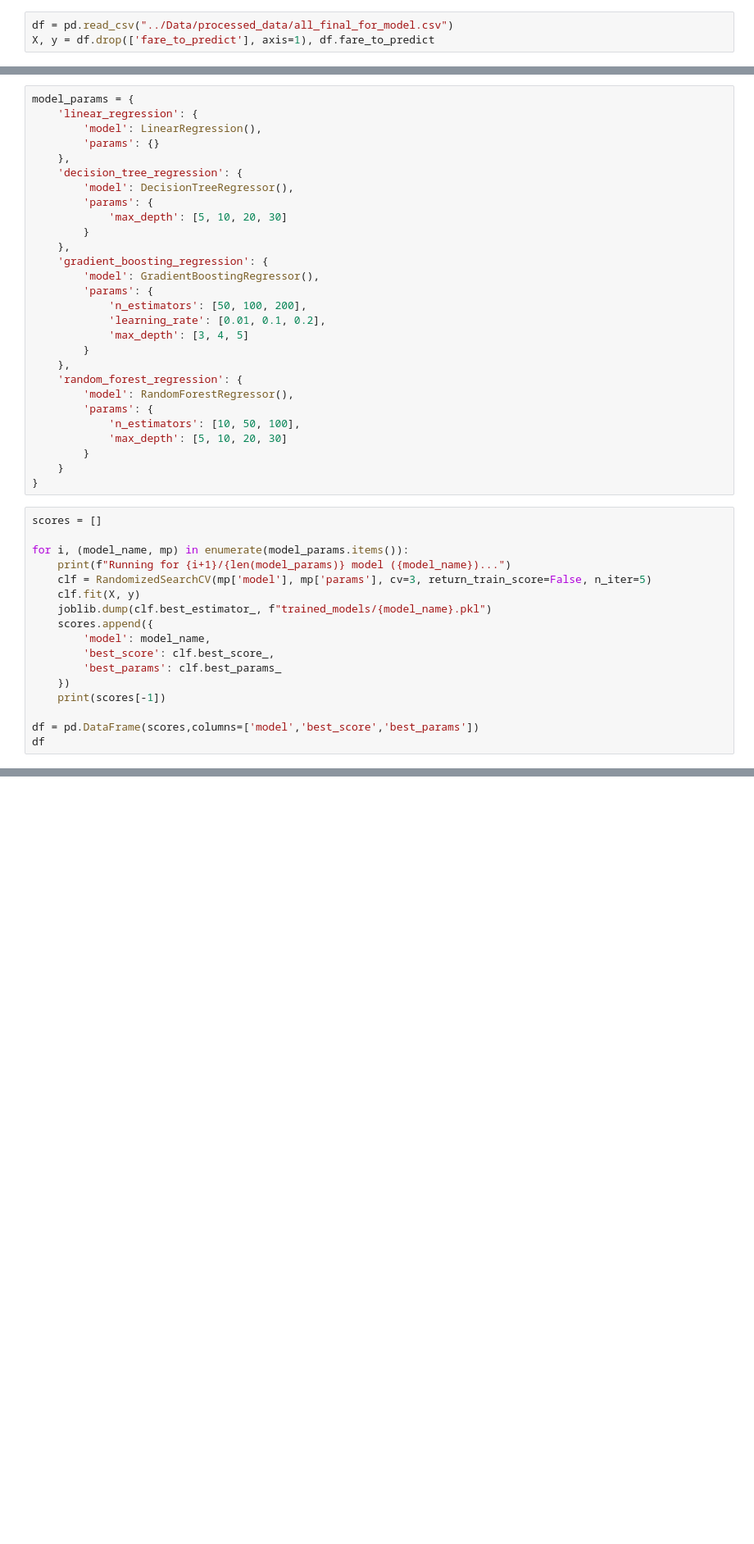
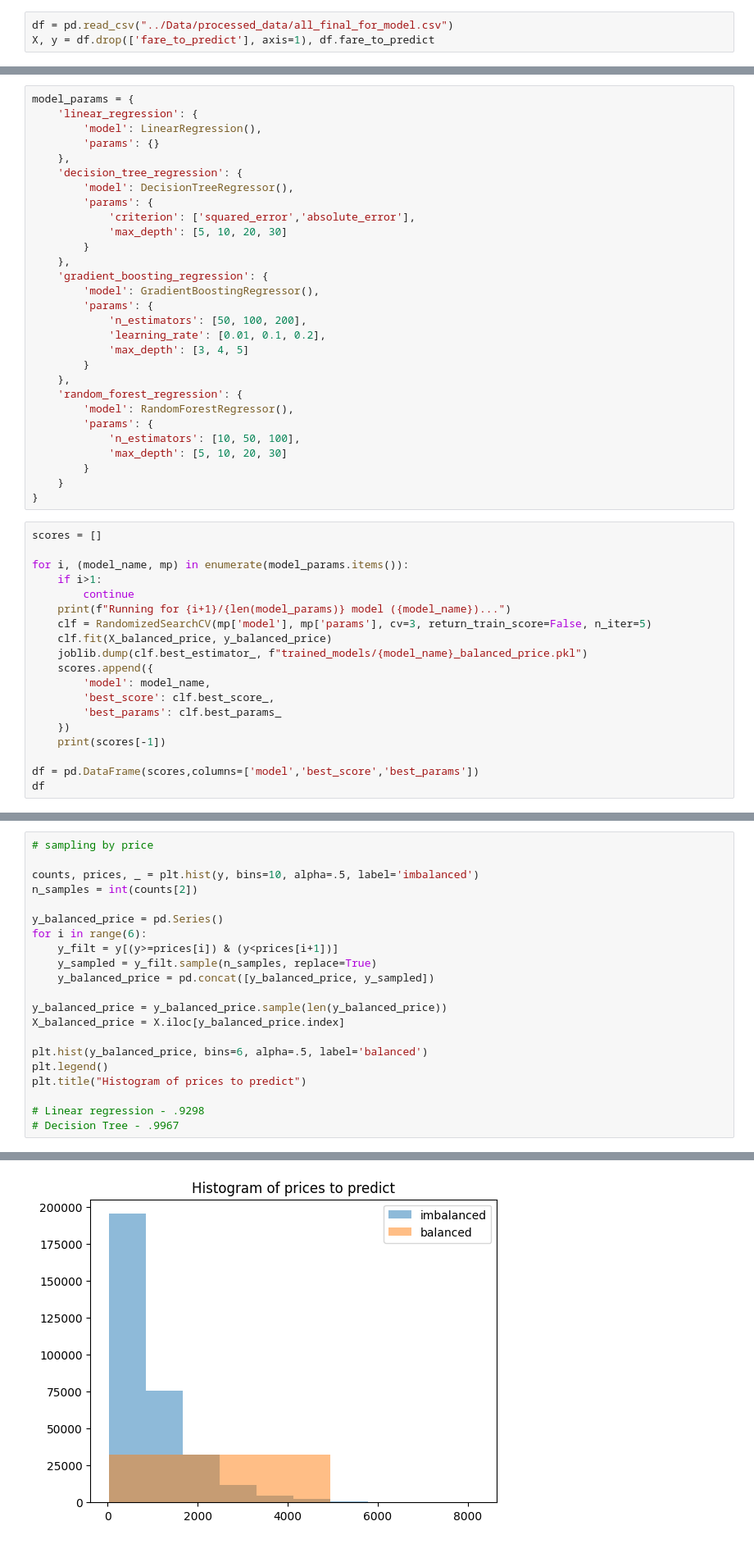
Before and after one commit to bhavya2403/TrainTripper, a Jupyter notebook: Modelling/both_df_combined.ipynb, the cells around one changed output, grey strips where cells are left out. Shown at 82% size. Cells and saved outputs as stored; diff of their text form; blank space fills up the shorter version.

```diff
--- a/Modelling/both_df_combined.ipynb
+++ b/Modelling/both_df_combined.ipynb
@@ -24,6 +18,7 @@ model_params = {
     'decision_tree_regression': {
         'model': DecisionTreeRegressor(),
         'params': {
+            'criterion': ['squared_error','absolute_error'],
             'max_depth': [5, 10, 20, 30]
         }
     },
@@ -47,10 +42,12 @@ model_params = {
 scores = []
 
 for i, (model_name, mp) in enumerate(model_params.items()):
+    if i>1:
+        continue
     print(f"Running for {i+1}/{len(model_params)} model ({model_name})...")
     clf = RandomizedSearchCV(mp['model'], mp['params'], cv=3, return_train_score=False, n_iter=5)
-    clf.fit(X, y)
-    joblib.dump(clf.best_estimator_, f"trained_models/{model_name}.pkl")
+    clf.fit(X_balanced_price, y_balanced_price)
+    joblib.dump(clf.best_estimator_, f"trained_models/{model_name}_balanced_price.pkl")
     scores.append({
         'model': model_name,
         'best_score': clf.best_score_,
@@ -83,0 +111,22 @@ Text(0, 0.5, 'Model Accuracy')
+# %%
+# sampling by price
+
+counts, prices, _ = plt.hist(y, bins=10, alpha=.5, label='imbalanced')
+n_samples = int(counts[2])
+
+y_balanced_price = pd.Series()
+for i in range(6):
+    y_filt = y[(y>=prices[i]) & (y<prices[i+1])]
+    y_sampled = y_filt.sample(n_samples, replace=True)
+    y_balanced_price = pd.concat([y_balanced_price, y_sampled])
+
+y_balanced_price = y_balanced_price.sample(len(y_balanced_price))
+X_balanced_price = X.iloc[y_balanced_price.index]
+
+plt.hist(y_balanced_price, bins=6, alpha=.5, label='balanced')
+plt.legend()
+plt.title("Histogram of prices to predict")
+
+# Linear regression - .9298
+# Decision Tree - .9967
+# %% [output]
@@ -83,0 +134 @@ Text(0, 0.5, 'Model Accuracy')
+[figure, added]
```
Also changed, not shown: parts of 8 cells of this notebook, 30 other files.
